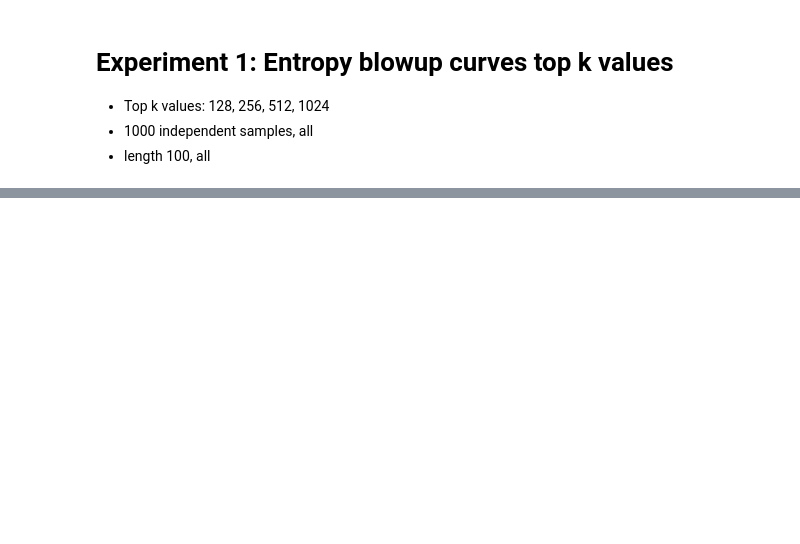
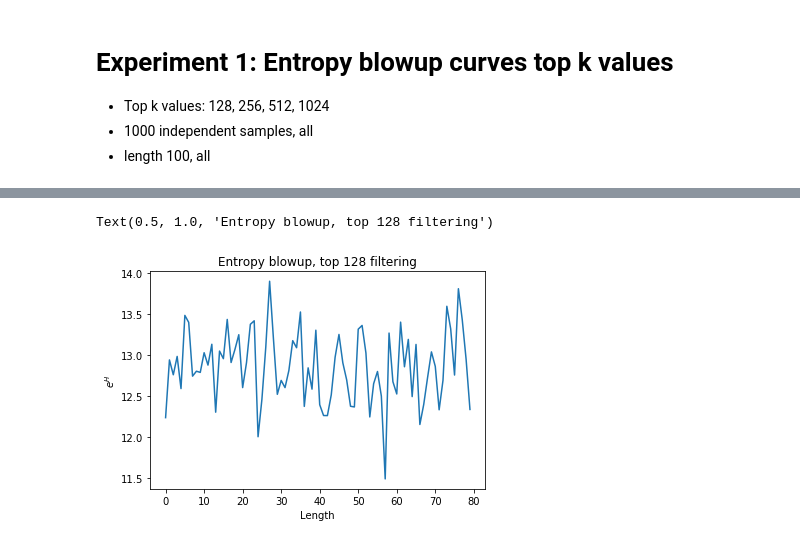
Before and after one commit to mikkyhu/transformers, a Jupyter notebook: notebooks/110419_report.ipynb, the cells around one changed output, grey strips where cells are left out. Cells and saved outputs as stored; diff of their text form; code cells hidden in the pictures; blank space fills up the shorter version.

```diff
--- a/notebooks/110419_report.ipynb
+++ b/notebooks/110419_report.ipynb
@@ -63,3 +65,12 @@ Text(0.5, 1.0, 'Entropy blowup, top 128 filtering')
+# %%
+figure, axis = plt.subplots()
+axis.plot(np.exp(avg_ents[20:]))
+axis.set_xlabel('Length')
+axis.set_ylabel('$e^H$')
+axis.set_title('Entropy blowup, top 128 filtering')
+# %% [output]
+Text(0.5, 1.0, 'Entropy blowup, top 128 filtering')
+[figure, added]
 # %%
 ents128
 # %% [output]
```
Also changed, not shown: parts of 6 cells of this notebook, 2 other files.
